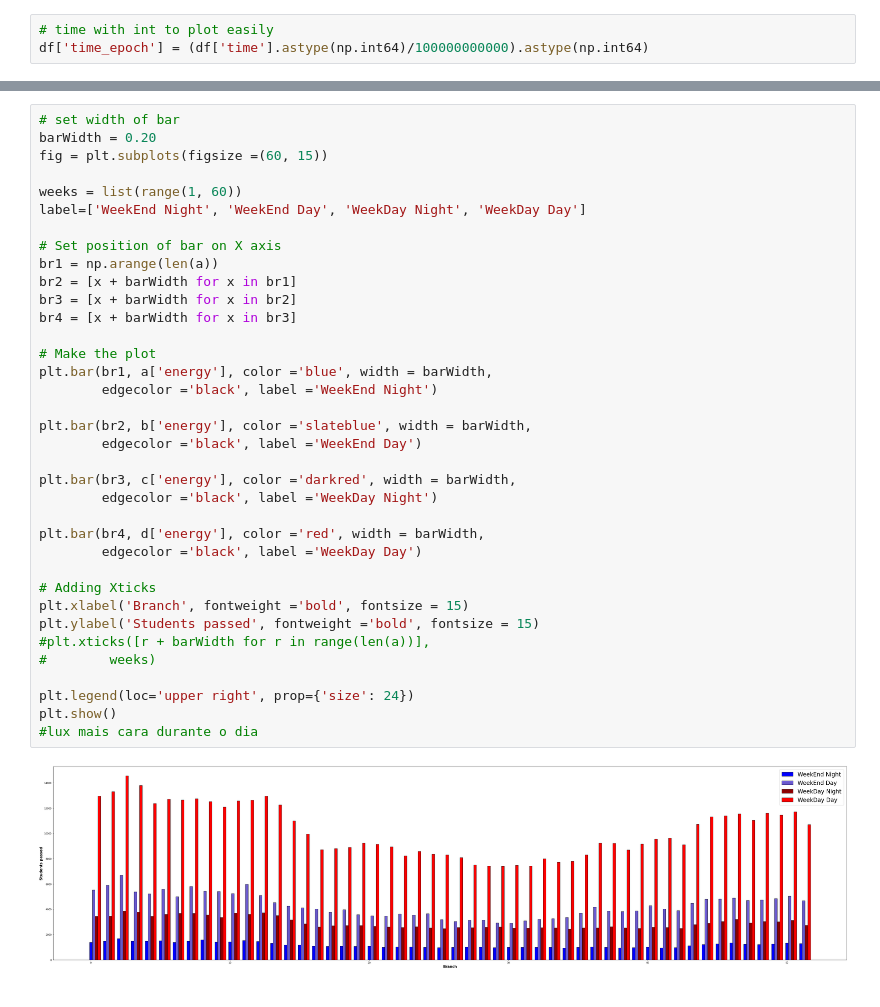
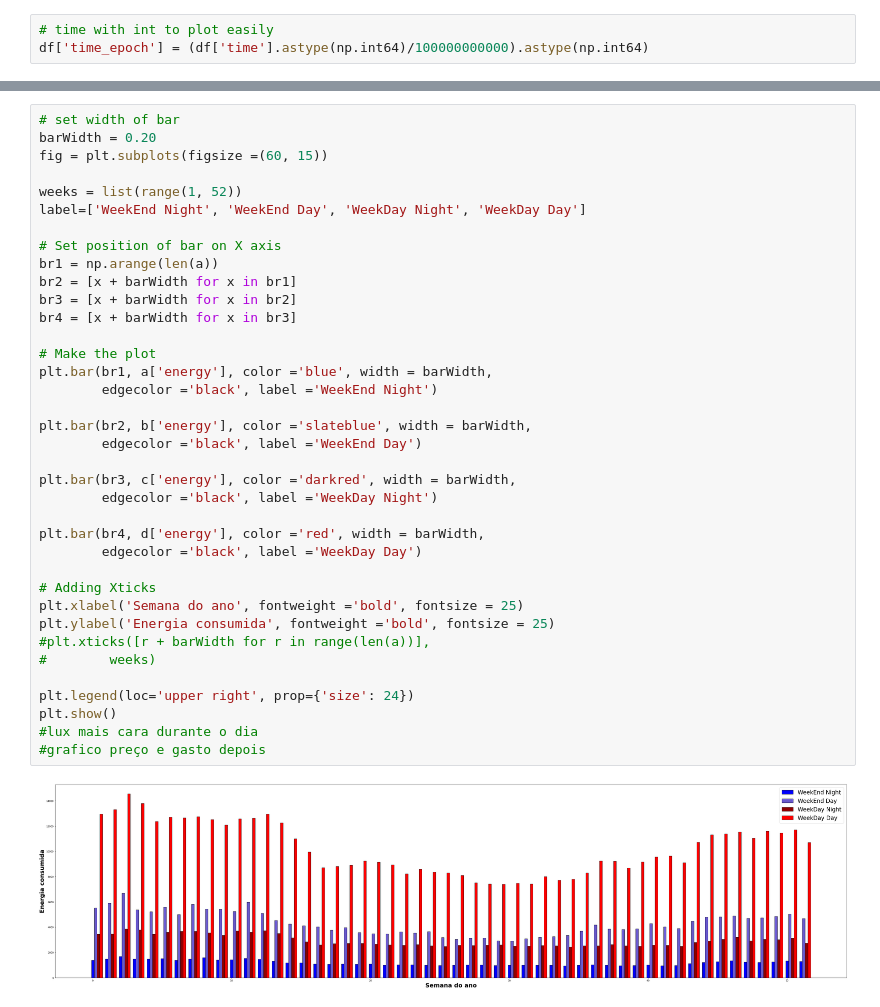
Before and after one commit to Josmachd/smart_meters_in_london, a Jupyter notebook: notebook.ipynb, the cells around one changed output, grey strips where cells are left out. Drawn from its saved outputs; the diff is of its cells as text.

```diff
--- a/notebook.ipynb
+++ b/notebook.ipynb
@@ -94,36 +88,37 @@ d = d.groupby(['time'])['energy'].sum().reset_index().sort_values('time')
 barWidth = 0.20
 fig = plt.subplots(figsize =(60, 15))
 
-weeks = list(range(1, 60))
+weeks = list(range(1, 52))
 label=['WeekEnd Night', 'WeekEnd Day', 'WeekDay Night', 'WeekDay Day']
 
 # Set position of bar on X axis
 br1 = np.arange(len(a))
 br2 = [x + barWidth for x in br1]
 br3 = [x + barWidth for x in br2]
 br4 = [x + barWidth for x in br3]
 
 # Make the plot
 plt.bar(br1, a['energy'], color ='blue', width = barWidth,
         edgecolor ='black', label ='WeekEnd Night')
 
 plt.bar(br2, b['energy'], color ='slateblue', width = barWidth,
         edgecolor ='black', label ='WeekEnd Day')
 
 plt.bar(br3, c['energy'], color ='darkred', width = barWidth,
         edgecolor ='black', label ='WeekDay Night')
 
 plt.bar(br4, d['energy'], color ='red', width = barWidth,
         edgecolor ='black', label ='WeekDay Day')
 
 # Adding Xticks
-plt.xlabel('Branch', fontweight ='bold', fontsize = 15)
-plt.ylabel('Students passed', fontweight ='bold', fontsize = 15)
+plt.xlabel('Semana do ano', fontweight ='bold', fontsize = 25)
+plt.ylabel('Energia consumida', fontweight ='bold', fontsize = 25)
 #plt.xticks([r + barWidth for r in range(len(a))],
 #        weeks)
 
 plt.legend(loc='upper right', prop={'size': 24})
 plt.show()
 #lux mais cara durante o dia
+#grafico preço e gasto depois
 # %% [output]
-[figure, old version]
+[figure, new version]
```
Also changed, not shown: parts of 5 cells of this notebook.
